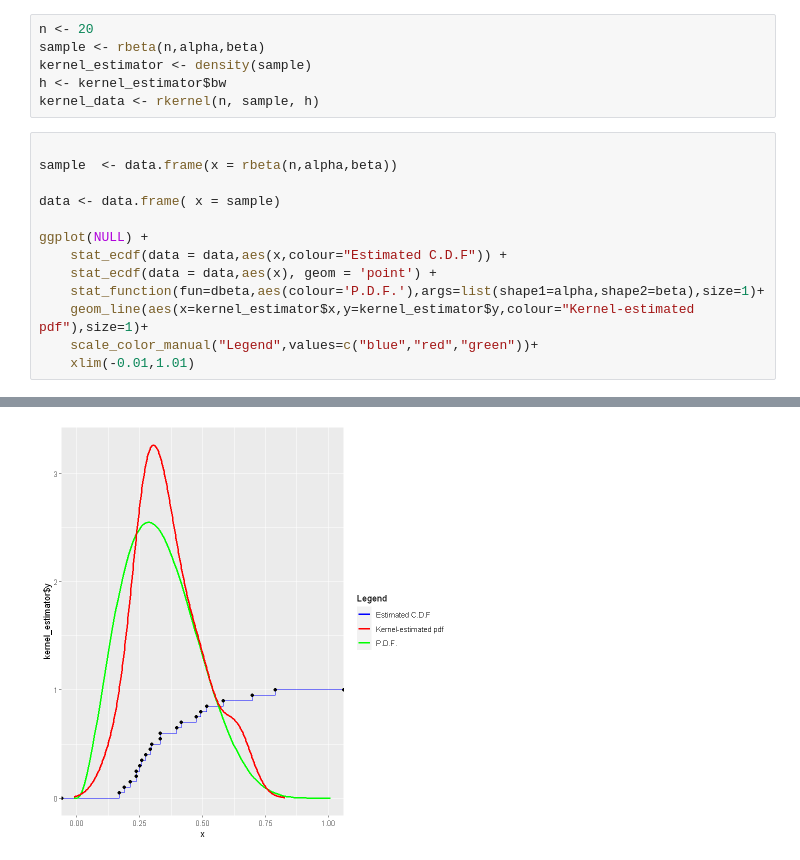
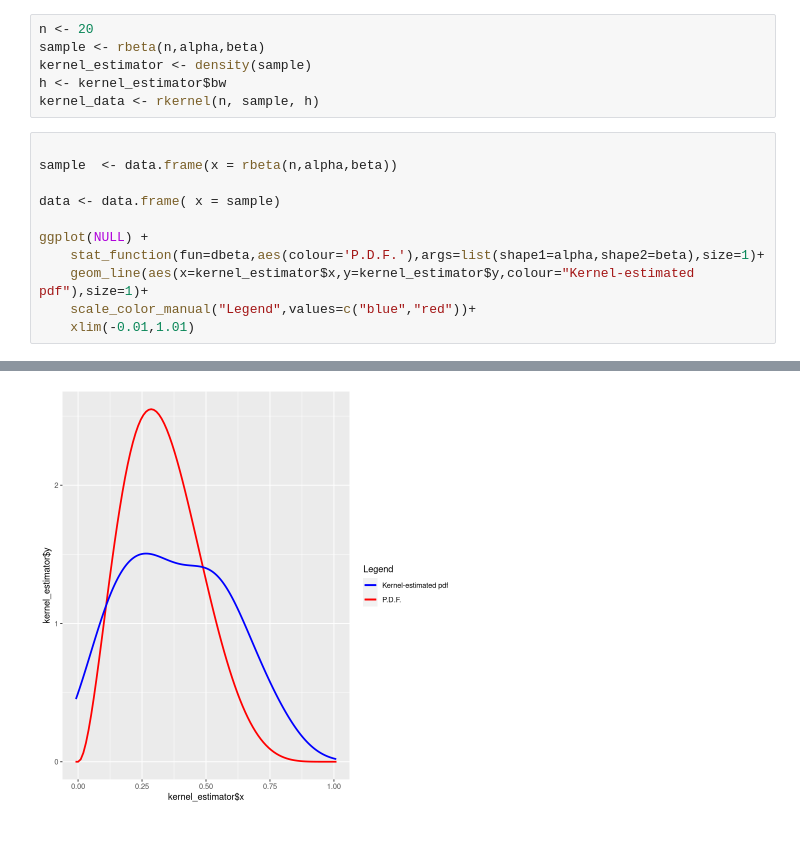
Before and after one commit to fjsaezm/mcd, a Jupyter notebook: MAE/PdfEstimation/Untitled.ipynb, the cells around one changed output, grey strips where cells are left out. Drawn from its saved outputs; the diff is of its cells as text.

```diff
--- a/MAE/PdfEstimation/Untitled.ipynb
+++ b/MAE/PdfEstimation/Untitled.ipynb
@@ -102,10 +146,8 @@ sample  <- data.frame(x = rbeta(n,alpha,beta))
 data <- data.frame( x = sample)
 
 ggplot(NULL) +
-    stat_ecdf(data = data,aes(x,colour="Estimated C.D.F")) +
-    stat_ecdf(data = data,aes(x), geom = 'point') +
     stat_function(fun=dbeta,aes(colour='P.D.F.'),args=list(shape1=alpha,shape2=beta),size=1)+
     geom_line(aes(x=kernel_estimator$x,y=kernel_estimator$y,colour="Kernel-estimated pdf"),size=1)+
-    scale_color_manual("Legend",values=c("blue","red","green"))+
+    scale_color_manual("Legend",values=c("blue","red"))+
     xlim(-0.01,1.01)
 # %% [output]
@@ -114 +154 @@ Warning message:
-[figure, old version]
+[figure, new version]
```
Also changed, not shown: parts of 9 cells of this notebook.
